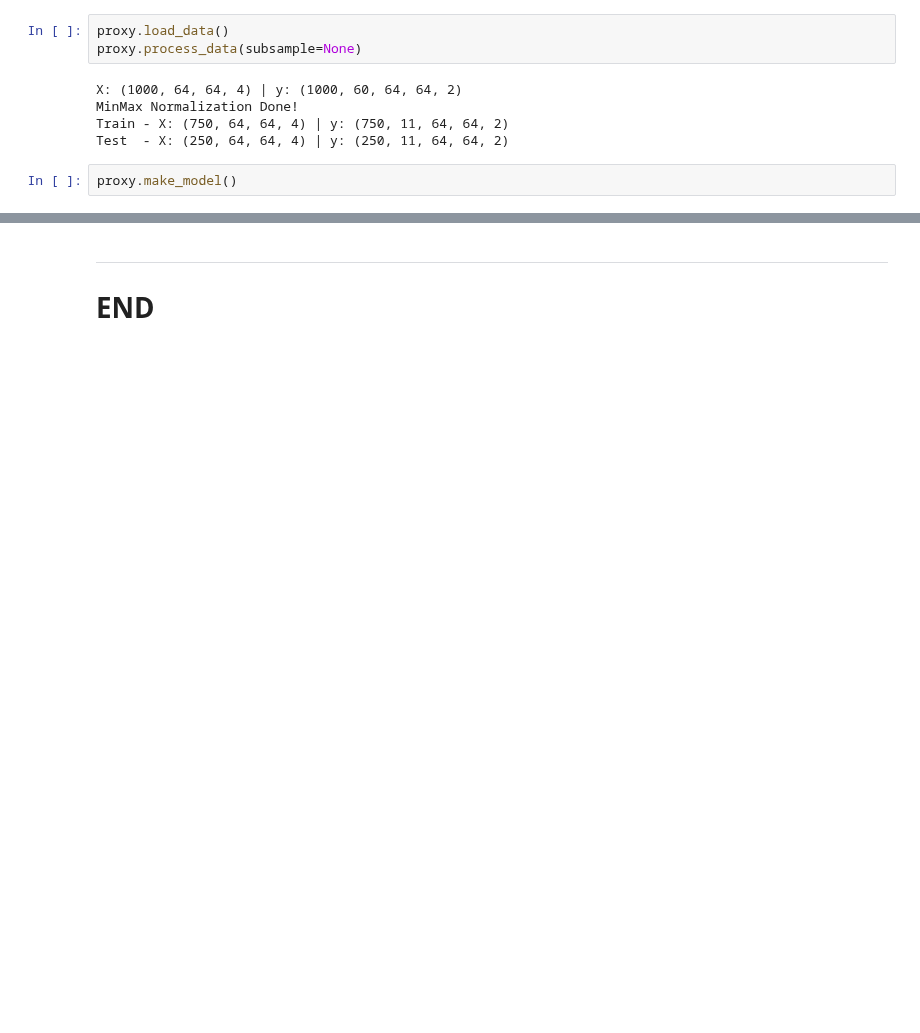
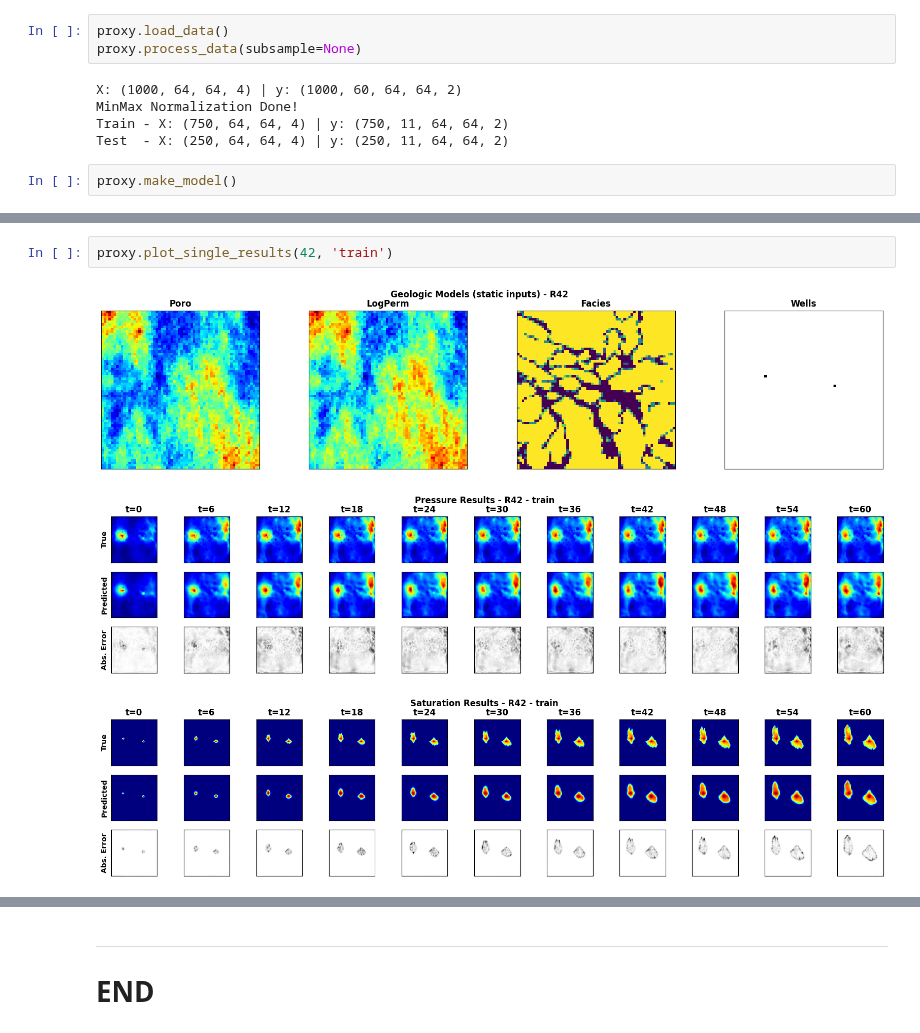
Before and after one commit to misaelmmorales/Stochastic-pix2vid, a Jupyter notebook: CNN_RNN_CO2_v2.ipynb, the cells around one changed output, grey strips where cells are left out. Saved outputs shown, nothing was run; the diff lists cells and outputs as text; blank space fills up the shorter version.

```diff
--- a/CNN_RNN_CO2_v2.ipynb
+++ b/CNN_RNN_CO2_v2.ipynb
@@ -73,3 +78,9 @@ proxy.plot_single_results(42, 'test', cmaps=['jet','jet','viridis','binary','bin
+# %%
+proxy.plot_single_results(42, 'train')
+# %% [output]
+[figure, added]
+[figure, added]
+[figure, added]
 # %%
 proxy.cumulative_co2()
 # %% [output]
```
Also changed, not shown: parts of 6 cells of this notebook, 2 other files.
